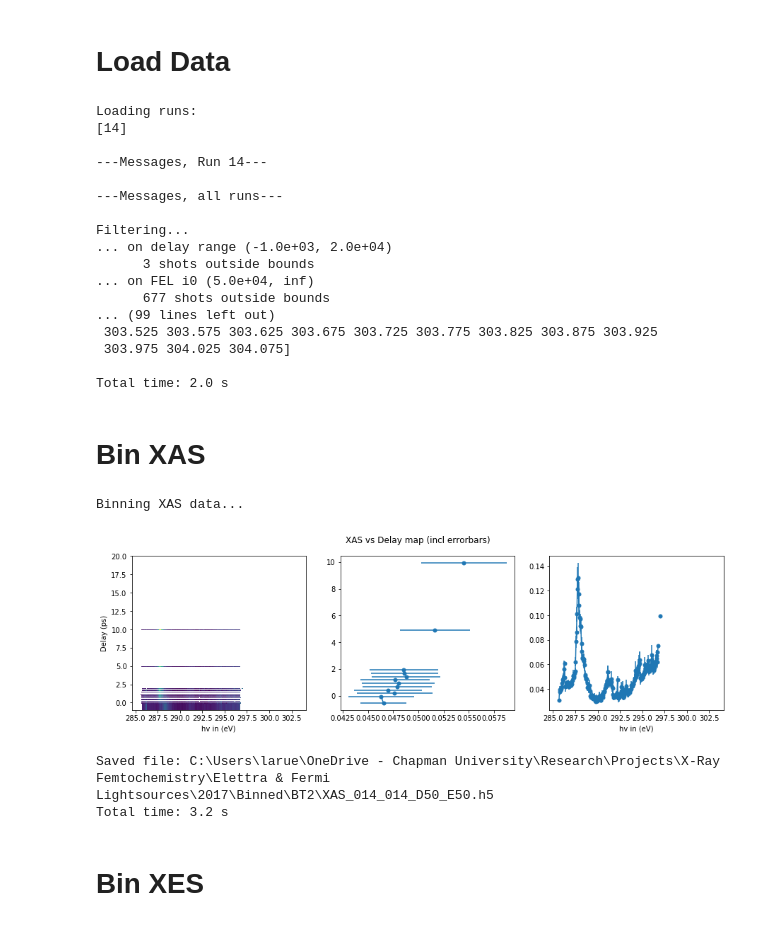
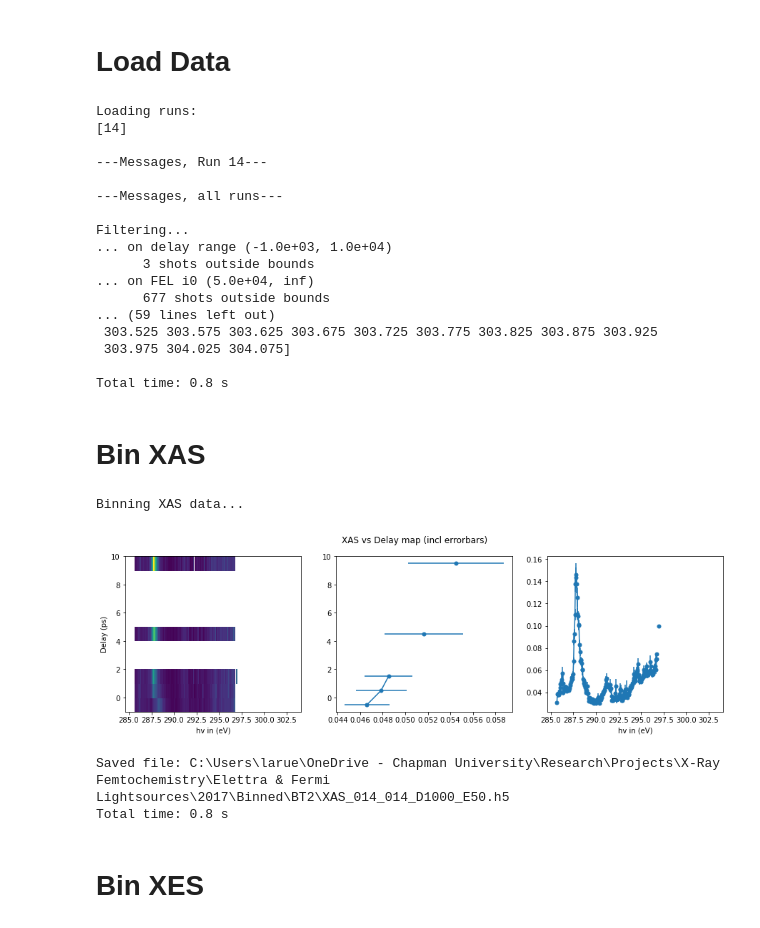
Before and after one commit to CUCatLab/Fermi-2017, a Jupyter notebook: Scripts/Data Binner.ipynb, the cells around one changed output. Cells and saved outputs as stored; diff of their text form; code cells hidden in the pictures.

Commit message:
Massive re-write of software
YAML for parameter files
Make figures
Save fits to file
etc.

```diff
--- a/Scripts/Data Binner.ipynb
+++ b/Scripts/Data Binner.ipynb
@@ -113,7 +113,7 @@ xas_bins_width = 0.05
 xas_bins_offset = 0
 # If xas_bins_type is 'manual' use:
 # xas_bins_edges_man = np.array([281.6, 282.0, 282.4, 282.8, 283.2, 283.6, 284.0, 284.4, 284.8, 285.2, 285.6, 286.0, 286.4])
-xas_bins_edges_man = np.array([280, 300])
+xas_bins_edges_man = np.array([280,286.3,287,287.4,287.5,287.6,287.7,288.2,289,300])
 
 ###########
 ### XES ###
@@ -156,11 +156,11 @@ delay_bins_type   = 'manual' # 'auto' or 'manual'
 # If delay_bin_type is 'manual' define unit and bin EDGES (!!!) here:
 delay_bins_unit   = 'ps'     # 'mm' or 'ps'
 
-delay_edges = [-1]
-start = -0.1
-delta = .05
-end = 20
-#delta = 2
+delay_edges = []
+# delta = 40
+delta = 1
+start = -1
+end = 10
 i = 0
 while start + i * delta <= end :
     delay_edges.append(start + i * delta)
@@ -690,15 +690,15 @@ Loading runs:
 ---Messages, all runs---
 
 Filtering...
-... on delay range (-1.0e+03, 2.0e+04)
+... on delay range (-1.0e+03, 1.0e+04)
       3 shots outside bounds
 ... on FEL i0 (5.0e+04, inf)
       677 shots outside bounds
-... (99 lines left out)
+... (59 lines left out)
  303.525 303.575 303.625 303.675 303.725 303.775 303.825 303.875 303.925
  303.975 304.025 304.075]
 
-Total time: 2.0 s
+Total time: 0.8 s
 # %% [markdown]
 # Bin XAS
 # %%
@@ -797,7 +797,11 @@ plt.show()
 # Define the filename for saved data
 run_s_str = '%03d'%(runs[0])
 run_e_str = '%03d'%(runs[-1])
-save_file = os.path.abspath('../../Binned/BT'+str(BT)+'/XAS'+'_'+run_s_str+'_'+run_e_str+'_D'+str(int(delta*1000))+'_E'+str(int(xas_bins_width*1000))+'.h5')
+if xas_bins_type == 'auto' :
+    EnergyString = str(int(xas_bins_width*1000))
+elif xas_bins_type == 'manual' :
+    EnergyString = 'M'
+save_file = os.path.abspath('../../Binned/BT'+str(BT)+'/XAS'+'_'+run_s_str+'_'+run_e_str+'_D'+str(int(delta*1000))+'_E'+EnergyString+'.h5')
 
 # Open file (if exists), else create file
 fh5 = h5py.File(save_file, 'a')
@@ -891,36 +895,36 @@ if 'BinnedData/XAS_2dmatrix_err' in fh5: del fh5['BinnedData/XAS_2dmatrix_err']
 dataSet = fh5.create_dataset('BinnedData/XAS_2dmatrix_err', data = XAS_2dmatrix_err, dtype = np.float32)
 # fel_i0 2d matrix
 if 'BinnedData/fel_i0_2dmatrix_err' in fh5: del fh5['BinnedData/fel_i0_2dmatrix_err']
 dataSet = fh5.create_dataset('BinnedData/fel_i0_2dmatrix_err', data = fel_i0_2dmatrix_err, dtype = np.float32)
 # TFY 2d matrix (XAS detector intensity - not normalized by fel_i0 nor by number of shots)
 if 'BinnedData/TFY_2dmatrix_err' in fh5: del fh5['BinnedData/TFY_2dmatrix_err']
 dataSet = fh5.create_dataset('BinnedData/TFY_2dmatrix_err', data = TFY_2dmatrix_err, dtype = np.float32)
 
 # PROJECTIONS
 # XAS spectrum
 if 'BinnedData/XAS_hv_all' in fh5: del fh5['BinnedData/XAS_hv_all']
 dataSet = fh5.create_dataset('BinnedData/XAS_hv_all', data = XAS_hv_all, dtype = np.float32)
 # Delay trace
 if 'BinnedData/XAS_delay_all' in fh5: del fh5['BinnedData/XAS_delay_all']
 dataSet = fh5.create_dataset('BinnedData/XAS_delay_all', data = XAS_delay_all, dtype = np.float32)
 
 # ERRORS PROJECTIONS
 # XAS spectrum
 if 'BinnedData/XAS_hv_all_err' in fh5: del fh5['BinnedData/XAS_hv_all_err']
 dataSet = fh5.create_dataset('BinnedData/XAS_hv_all_err', data = XAS_hv_all_err, dtype = np.float32)
 # Delay trace
 if 'BinnedData/XAS_delay_all_err' in fh5: del fh5['BinnedData/XAS_delay_all_err']
 dataSet = fh5.create_dataset('BinnedData/XAS_delay_all_err', data = XAS_delay_all_err, dtype = np.float32)
 
 fh5.close() # Close the file
 
 print('Saved file: '+save_file)
 print('Total time: '+str(round(time.time() - t,1))+' s')
 # %% [output]
 Binning XAS data...
-[figure, old version]
+[figure, new version]
-Saved file: C:\Users\larue\OneDrive - Chapman University\Research\Projects\X-Ray Femtochemistry\Elettra & Fermi Lightsources\2017\Binned\BT2\XAS_014_014_D50_E50.h5
-Total time: 3.2 s
+Saved file: C:\Users\larue\OneDrive - Chapman University\Research\Projects\X-Ray Femtochemistry\Elettra & Fermi Lightsources\2017\Binned\BT2\XAS_014_014_D1000_E50.h5
+Total time: 0.8 s
 # %% [markdown]
 # Bin XES
 # %%
```
Also changed, not shown: 46 other files.
